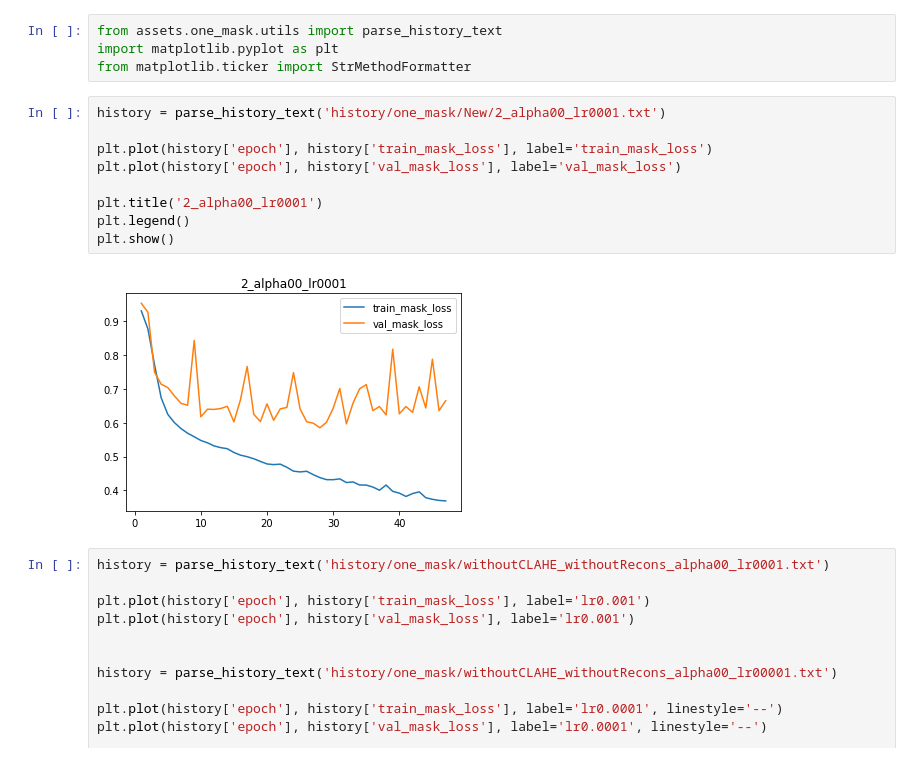
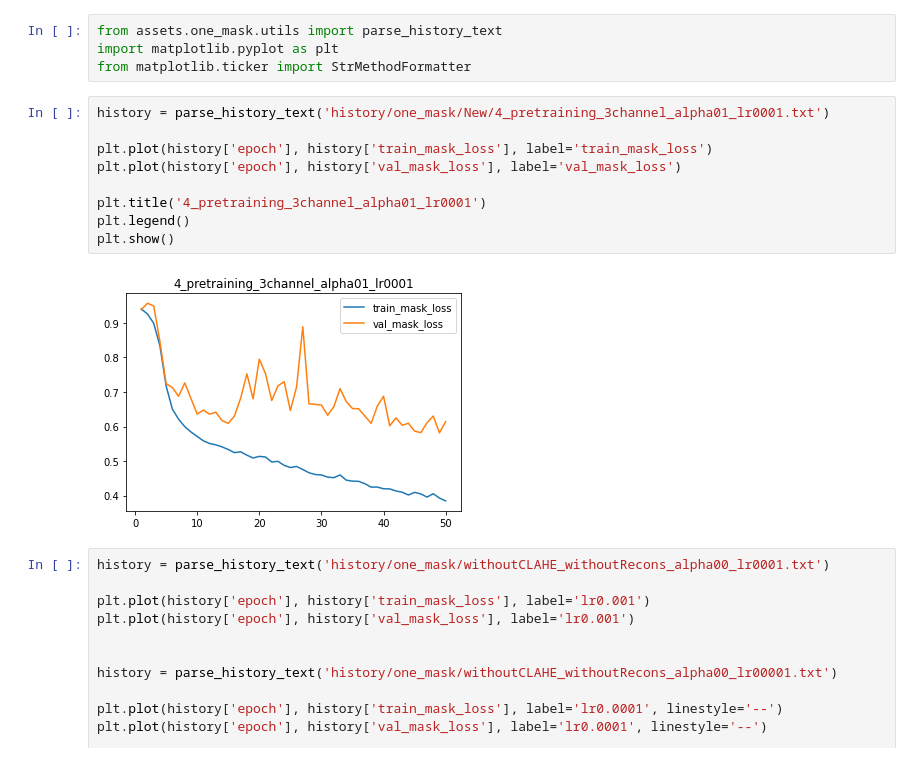
Before and after one commit to ktm379/DR-GeuAl, a Jupyter notebook: code/train_tk.ipynb, the cells around one changed output. Cells and saved outputs as stored; diff of their text form.

```diff
--- a/code/train_tk.ipynb
+++ b/code/train_tk.ipynb
@@ -73,16 +69,16 @@ from assets.one_mask.utils import parse_history_text
 import matplotlib.pyplot as plt
 from matplotlib.ticker import StrMethodFormatter
 # %%
-history = parse_history_text('history/one_mask/New/2_alpha00_lr0001.txt')
+history = parse_history_text('history/one_mask/New/4_pretraining_3channel_alpha01_lr0001.txt')
 
 plt.plot(history['epoch'], history['train_mask_loss'], label='train_mask_loss')
 plt.plot(history['epoch'], history['val_mask_loss'], label='val_mask_loss')
 
-plt.title('2_alpha00_lr0001')
+plt.title('4_pretraining_3channel_alpha01_lr0001')
 plt.legend()
 plt.show()
 # %% [output]
-[figure, old version]
+[figure, new version]
 # %%
 history = parse_history_text('history/one_mask/withoutCLAHE_withoutRecons_alpha00_lr0001.txt')
 
```
Also changed, not shown: parts of 5 cells of this notebook.
